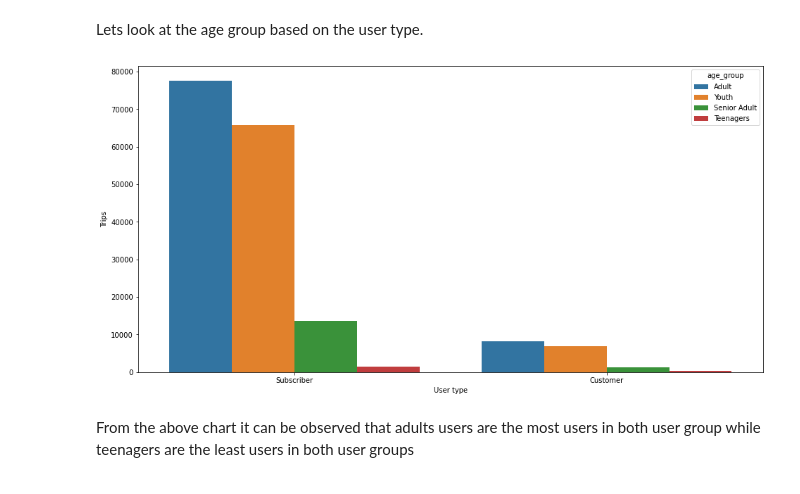
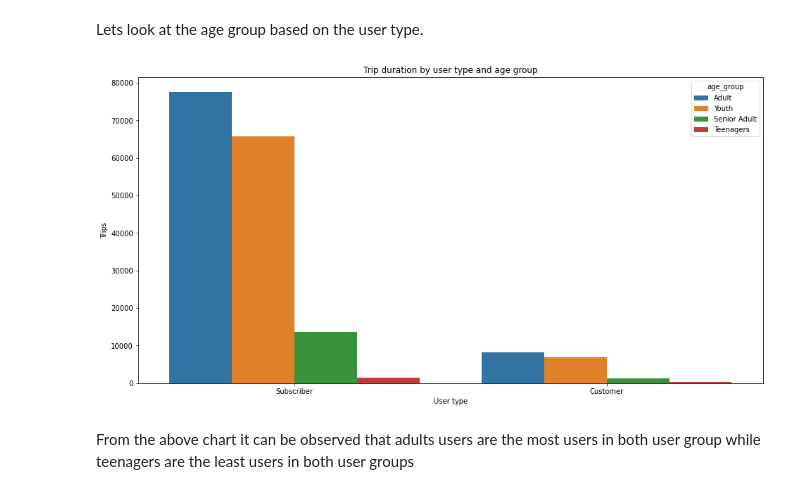
Before and after one commit to Emydata/Fordgobike-analysis, a Jupyter notebook: Project3/Project 3 exploratory.ipynb, the cells around one changed output. Saved outputs shown, nothing was run; the diff lists cells and outputs as text; code cells hidden in the pictures.

```diff
--- a/Project3/Project 3 exploratory.ipynb
+++ b/Project3/Project 3 exploratory.ipynb
@@ -421,11 +437,12 @@ Lets look at the age group based on the user type.
 # %%
 plt.figure(figsize=[35,8])
 plt.subplot(1, 2, 1)
 age_group_chart = sns.countplot(data=bike_df1, x = 'user_type', hue ='age_group', order = bike_df1.user_type.value_counts().index)
 age_group_chart.set_xlabel('User type')
+age_group_chart.set_title('Trip duration by user type and age group')
 age_group_chart.set_ylabel('Trips');
 # %% [output]
-[figure, old version]
+[figure, new version]
 # %% [markdown]
 From the above chart it can be observed that adults users are the most users in both user group while teenagers are the least users in both user groups
 # %% [markdown]
```
Also changed, not shown: parts of 23 cells of this notebook, 8 other files.
